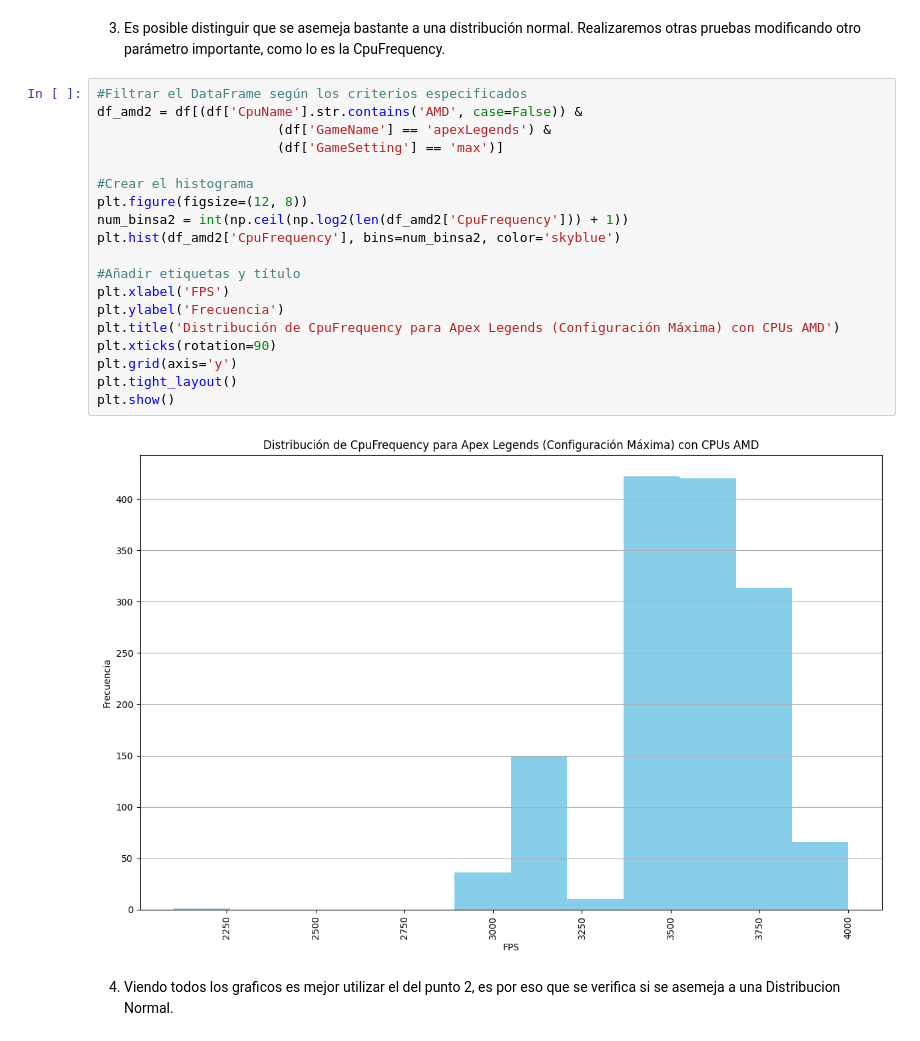
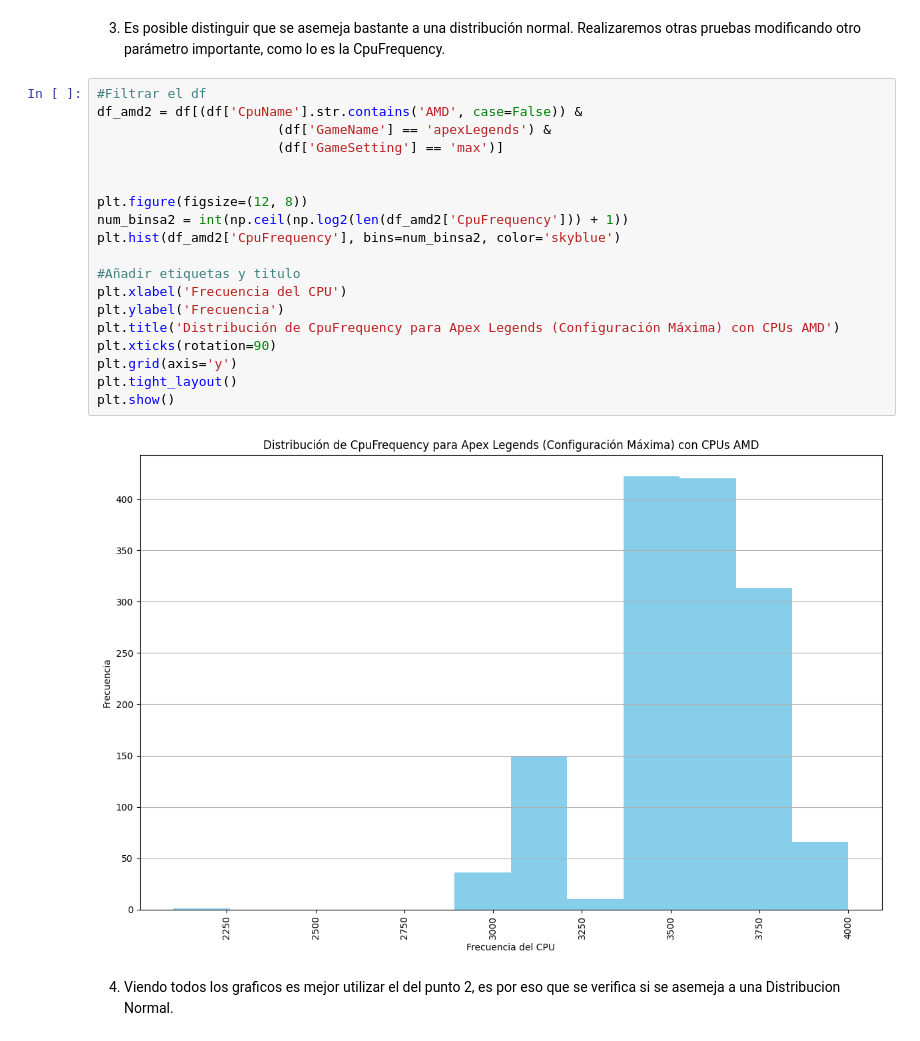
Before and after one commit to BenjaminPavez/Estadistica-Computacional-INF-280, a Jupyter notebook: Laboratorio 2/Laboratorio_2.ipynb, the cells around one changed output. Saved outputs shown, nothing was run; the diff lists cells and outputs as text.

```diff
--- a/Laboratorio 2/Laboratorio_2.ipynb
+++ b/Laboratorio 2/Laboratorio_2.ipynb
@@ -287,26 +291,26 @@ plt.show()
 # %% [markdown]
 3. Es posible distinguir que se asemeja bastante a una distribución normal. Realizaremos otras pruebas modificando otro parámetro importante, como lo es la CpuFrequency.
 # %%
-#Filtrar el DataFrame según los criterios especificados
+#Filtrar el df
 df_amd2 = df[(df['CpuName'].str.contains('AMD', case=False)) &
                        (df['GameName'] == 'apexLegends') &
                        (df['GameSetting'] == 'max')]
 
-#Crear el histograma
+
 plt.figure(figsize=(12, 8))
 num_binsa2 = int(np.ceil(np.log2(len(df_amd2['CpuFrequency'])) + 1))
 plt.hist(df_amd2['CpuFrequency'], bins=num_binsa2, color='skyblue')
 
-#Añadir etiquetas y título
-plt.xlabel('FPS')
+#Añadir etiquetas y titulo
+plt.xlabel('Frecuencia del CPU')
 plt.ylabel('Frecuencia')
 plt.title('Distribución de CpuFrequency para Apex Legends (Configuración Máxima) con CPUs AMD')
 plt.xticks(rotation=90)
 plt.grid(axis='y')
 plt.tight_layout()
 plt.show()
 # %% [output]
-[figure, old version]
+[figure, new version]
 # %% [markdown]
 4. Viendo todos los graficos es mejor utilizar el del punto 2, es por eso que se verifica si se asemeja a una Distribucion Normal.
 # %%
```
Also changed, not shown: parts of 13 cells of this notebook.
